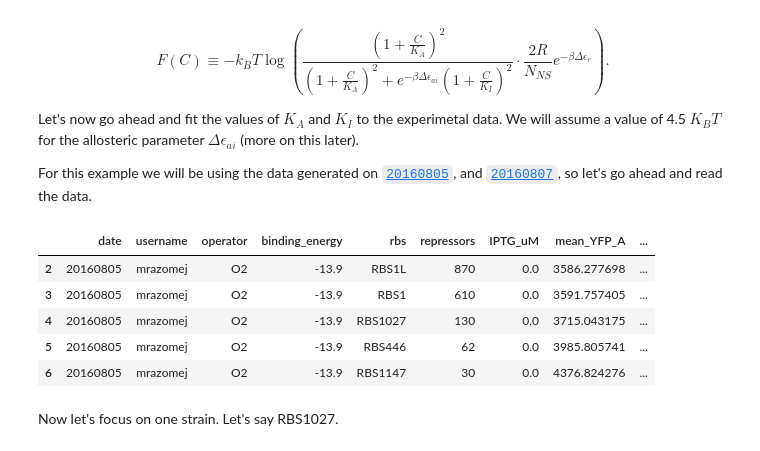
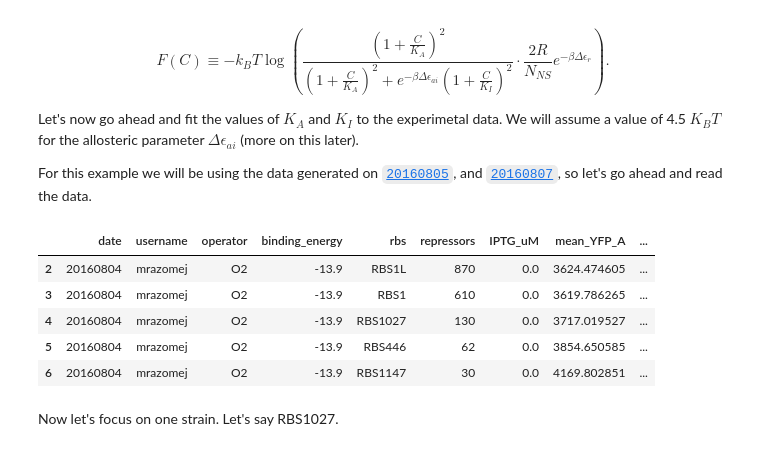
Before and after one commit to RPGroup-PBoC/mwc_induction, a Jupyter notebook: code/analysis/data_collapse.ipynb, the cells around one changed output. Drawn from its saved outputs; the diff is of its cells as text; code cells hidden in the pictures.

Commit message:
still exploring the systematic errors in the data. I must say having this standardization makes the analysis incredibly simple to extend. Best decision ever.

```diff
--- a/code/analysis/data_collapse.ipynb
+++ b/code/analysis/data_collapse.ipynb
@@ -73,26 +73,21 @@ Let's now go ahead and fit the values of $K_A$ and $K_I$ to the experimetal data
 
 For this example we will be using the data generated on [`20160805`](https://github.com/RPGroup-PBoC/mwc_induction/blob/master/data/20160805_O2_IPTG_titration_MACSQuant.csv), and [`20160807`](https://github.com/RPGroup-PBoC/mwc_induction/blob/master/data/20160807_O2_IPTG_titration_MACSQuant.csv), so let's go ahead and read the data.
 # %%
-df_05 = pd.read_csv('../../data/20160805_O2_IPTG_titration_MACSQuant.csv',
-                   comment='#')
-df_07 = pd.read_csv('../../data/20160807_O2_IPTG_titration_MACSQuant.csv',
-                   comment='#')
-df_08 = pd.read_csv('../../data/20160808_O2_IPTG_titration_MACSQuant.csv',
-                   comment='#')
-# combine both DataFrames into a single one
-df = pd.concat([df_05, df_07, df_08], axis=0)
+datadir = '../../data/'
+all_files = glob.glob(datadir + '*' + 'O2_IPTG_titration' + '*csv')
+df = pd.concat(pd.read_csv(f, comment='#') for f in all_files)
 
 # Now we remove the autofluorescence and delta values
 df = df[(df.rbs != 'auto') & (df.rbs != 'delta')]
 
 df.head()
 # %% [output]
 |  | date | username | operator | binding_energy | rbs | repressors | IPTG_uM | mean_YFP_A | ... |
-| 2 | 20160805 | mrazomej | O2 | -13.9 | RBS1L | 870 | 0.0 | 3586.277698 | ... |
-| 3 | 20160805 | mrazomej | O2 | -13.9 | RBS1 | 610 | 0.0 | 3591.757405 | ... |
-| 4 | 20160805 | mrazomej | O2 | -13.9 | RBS1027 | 130 | 0.0 | 3715.043175 | ... |
-| 5 | 20160805 | mrazomej | O2 | -13.9 | RBS446 | 62 | 0.0 | 3985.805741 | ... |
-| 6 | 20160805 | mrazomej | O2 | -13.9 | RBS1147 | 30 | 0.0 | 4376.824276 | ... |
+| 2 | 20160804 | mrazomej | O2 | -13.9 | RBS1L | 870 | 0.0 | 3624.474605 | ... |
+| 3 | 20160804 | mrazomej | O2 | -13.9 | RBS1 | 610 | 0.0 | 3619.786265 | ... |
+| 4 | 20160804 | mrazomej | O2 | -13.9 | RBS1027 | 130 | 0.0 | 3717.019527 | ... |
+| 5 | 20160804 | mrazomej | O2 | -13.9 | RBS446 | 62 | 0.0 | 3854.650585 | ... |
+| 6 | 20160804 | mrazomej | O2 | -13.9 | RBS1147 | 30 | 0.0 | 4169.802851 | ... |
 # %% [markdown]
 Now let's focus on one strain. Let's say RBS1027.
 # %%
```
Also changed, not shown: parts of 2 cells of this notebook, 1 other file.
